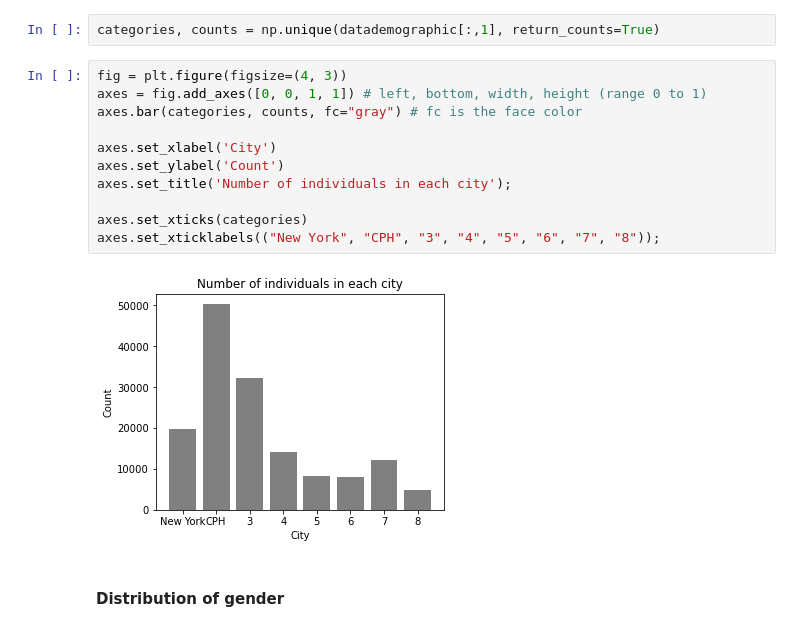
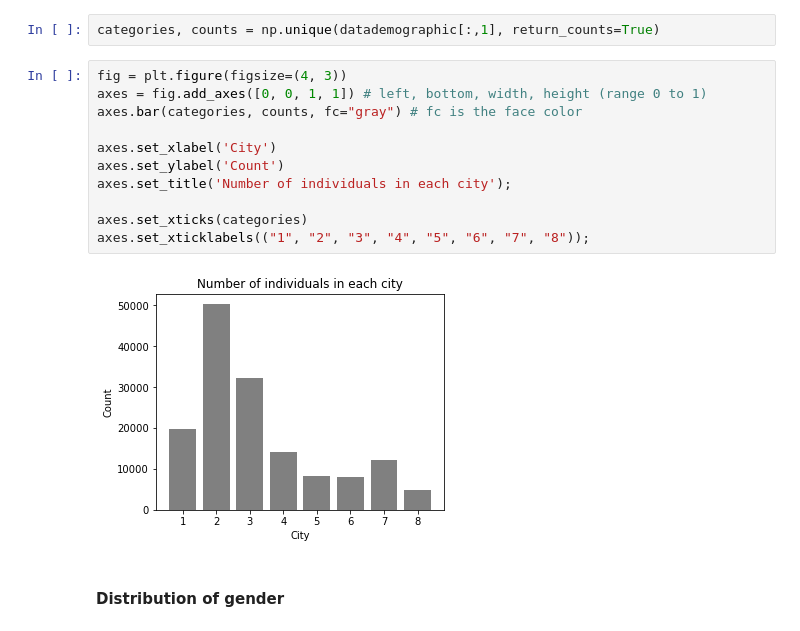
Before and after one commit to jonas-mika/itu, a Jupyter notebook: semester 1/exercises/12/lecture12_lecturematerial/lecture12_singlevariableanalysis.ipynb, the cells around one changed output. Saved outputs shown, nothing was run; the diff lists cells and outputs as text.

```diff
--- a/semester 1/exercises/12/lecture12_lecturematerial/lecture12_singlevariableanalysis.ipynb
+++ b/semester 1/exercises/12/lecture12_lecturematerial/lecture12_singlevariableanalysis.ipynb
@@ -215,16 +215,16 @@ categories, counts = np.unique(datademographic[:,1], return_counts=True)
 # %%
 fig = plt.figure(figsize=(4, 3))
 axes = fig.add_axes([0, 0, 1, 1]) # left, bottom, width, height (range 0 to 1)
 axes.bar(categories, counts, fc="gray") # fc is the face color
 
 axes.set_xlabel('City')
 axes.set_ylabel('Count')
 axes.set_title('Number of individuals in each city');
 
 axes.set_xticks(categories)
-axes.set_xticklabels(("New York", "CPH", "3", "4", "5", "6", "7", "8"));
+axes.set_xticklabels(("1", "2", "3", "4", "5", "6", "7", "8"));
 # %% [output]
-[figure, old version]
+[figure, new version]
 # %% [markdown]
 #### Distribution of gender
 # %%
```
Also changed, not shown: 6 other files.
